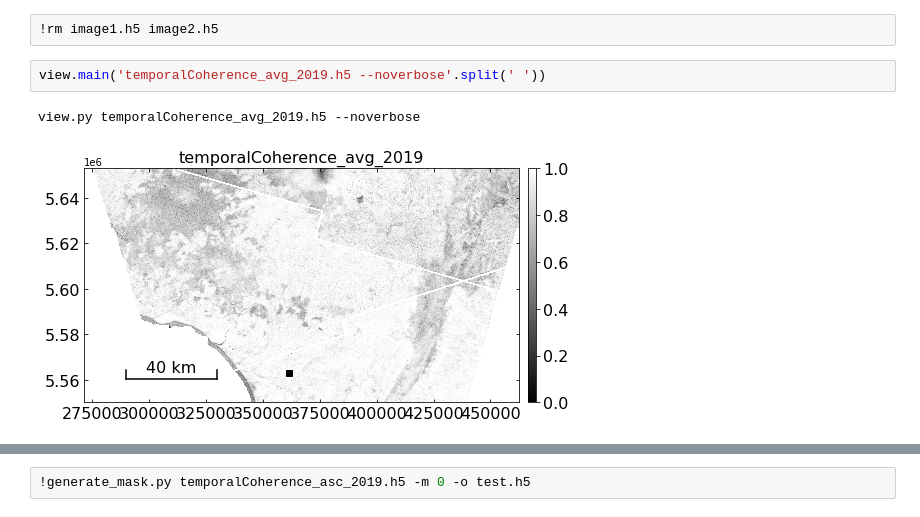
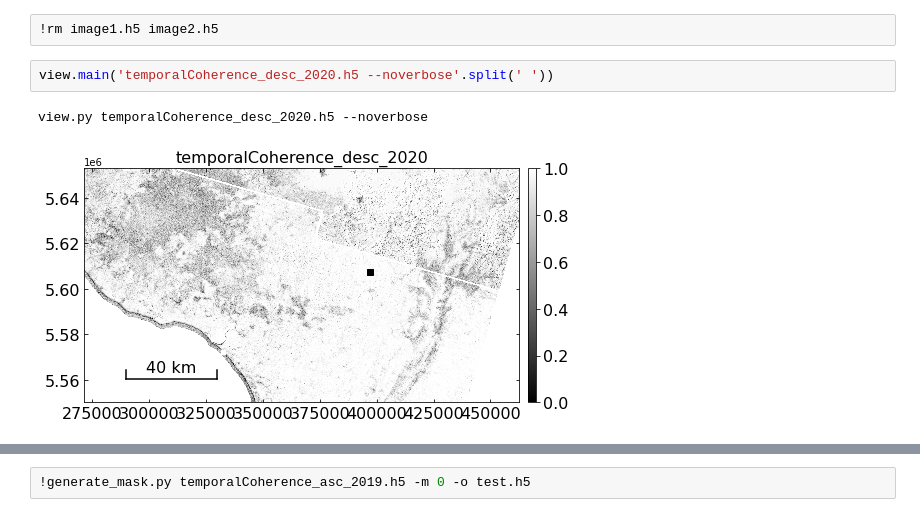
Before and after one commit to forrestfwilliams/hyp3_insar, a Jupyter notebook: mask_and_combine.ipynb, the cells around one changed output, grey strips where cells are left out. Drawn from its saved outputs; the diff is of its cells as text.

Commit message:
trialing desc 2020 and 21

```diff
--- a/mask_and_combine.ipynb
+++ b/mask_and_combine.ipynb
@@ -178,8 +183,8 @@ finished writing to temporalCoherence_desc_2021.h5
 # %%
 !rm image1.h5 image2.h5
 # %%
-view.main('temporalCoherence_avg_2019.h5 --noverbose'.split(' '))
+view.main('temporalCoherence_desc_2020.h5 --noverbose'.split(' '))
 # %% [output]
-view.py temporalCoherence_avg_2019.h5 --noverbose
+view.py temporalCoherence_desc_2020.h5 --noverbose
-[figure, old version]
+[figure, new version]
 # %%
```
Also changed, not shown: parts of 10 cells of this notebook, 3 other files.
